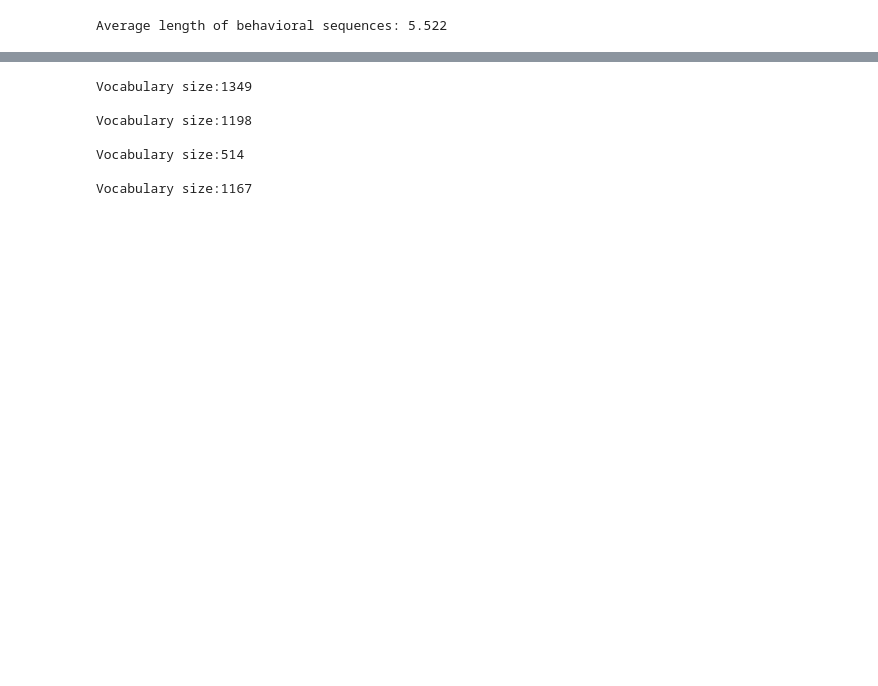
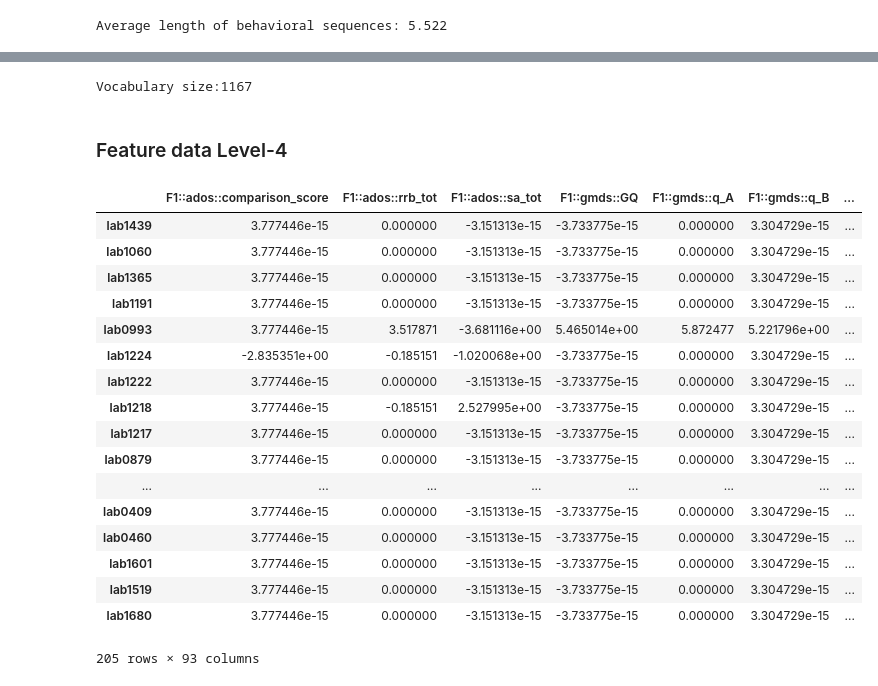
Before and after one commit to landiisotta/behavioral_phenotyping, a Jupyter notebook: src/main.ipynb, the cells around one changed output, grey strips where cells are left out. Drawn from its saved outputs; the diff is of its cells as text; code cells hidden in the pictures; blank space fills up the shorter version.

```diff
--- a/src/main.ipynb
+++ b/src/main.ipynb
@@ -32,4 +103,4 @@ N Female: 34 -- N Male: 171
 # %%
-behr = create_tokens(df_dict)
+raw_behr = create_tokens(df_dict)
 # %% [output]
 Average length of behavioral sequences: 5.522
@@ -42,15 +136,2 @@ lev3 = behr_level3(behr)
 # %%
-lev4 = behr_level4(behr)
+lev4 = behr_level4(raw_behr)
-# %%
-v1, _ = create_vocabulary(lev1, level=1)
-v2, _ = create_vocabulary(lev2, level=2)
-v3, _ = create_vocabulary(lev3, level=3)
-v4, _ = create_vocabulary(lev4, level=4)
-# %% [output]
-Vocabulary size:1349
-
-Vocabulary size:1198
-
-Vocabulary size:514
-
-Vocabulary size:1167
@@ -61,0 +138,30 @@ out_behr_lev4 = create_behr(lev4, v4, level=4)
+# %%
+v4, _ = create_vocabulary(lev4, level=4)
+out_behr_lev4 = create_behr(lev4, v4, level=4)
+# %% [output]
+Vocabulary size:1167
+# %% [markdown]
+### Feature data Level-4
+# %%
+feat_df, feat_scaled_df = create_features_data(lev4)
+# %%
+feat_scaled_df
+# %% [output]
+|  | F1::ados::comparison_score | F1::ados::rrb_tot | F1::ados::sa_tot | F1::gmds::GQ | F1::gmds::q_A | F1::gmds::q_B | ... |
+| lab1439 | 3.777446e-15 | 0.000000 | -3.151313e-15 | -3.733775e-15 | 0.000000 | 3.304729e-15 | ... |
+| lab1060 | 3.777446e-15 | 0.000000 | -3.151313e-15 | -3.733775e-15 | 0.000000 | 3.304729e-15 | ... |
+| lab1365 | 3.777446e-15 | 0.000000 | -3.151313e-15 | -3.733775e-15 | 0.000000 | 3.304729e-15 | ... |
+| lab1191 | 3.777446e-15 | 0.000000 | -3.151313e-15 | -3.733775e-15 | 0.000000 | 3.304729e-15 | ... |
+| lab0993 | 3.777446e-15 | 3.517871 | -3.681116e+00 | 5.465014e+00 | 5.872477 | 5.221796e+00 | ... |
+| lab1224 | -2.835351e+00 | -0.185151 | -1.020068e+00 | -3.733775e-15 | 0.000000 | 3.304729e-15 | ... |
+| lab1222 | 3.777446e-15 | 0.000000 | -3.151313e-15 | -3.733775e-15 | 0.000000 | 3.304729e-15 | ... |
+| lab1218 | 3.777446e-15 | -0.185151 | 2.527995e+00 | -3.733775e-15 | 0.000000 | 3.304729e-15 | ... |
+| lab1217 | 3.777446e-15 | 0.000000 | -3.151313e-15 | -3.733775e-15 | 0.000000 | 3.304729e-15 | ... |
+| lab0879 | 3.777446e-15 | 0.000000 | -3.151313e-15 | -3.733775e-15 | 0.000000 | 3.304729e-15 | ... |
+| ... | ... | ... | ... | ... | ... | ... | ... |
+| lab0409 | 3.777446e-15 | 0.000000 | -3.151313e-15 | -3.733775e-15 | 0.000000 | 3.304729e-15 | ... |
+| lab0460 | 3.777446e-15 | 0.000000 | -3.151313e-15 | -3.733775e-15 | 0.000000 | 3.304729e-15 | ... |
+| lab1601 | 3.777446e-15 | 0.000000 | -3.151313e-15 | -3.733775e-15 | 0.000000 | 3.304729e-15 | ... |
+| lab1519 | 3.777446e-15 | 0.000000 | -3.151313e-15 | -3.733775e-15 | 0.000000 | 3.304729e-15 | ... |
+| lab1680 | 3.777446e-15 | 0.000000 | -3.151313e-15 | -3.733775e-15 | 0.000000 | 3.304729e-15 | ... |
+205 rows × 93 columns
```
Also changed, not shown: parts of 17 cells of this notebook, 2 other files.
